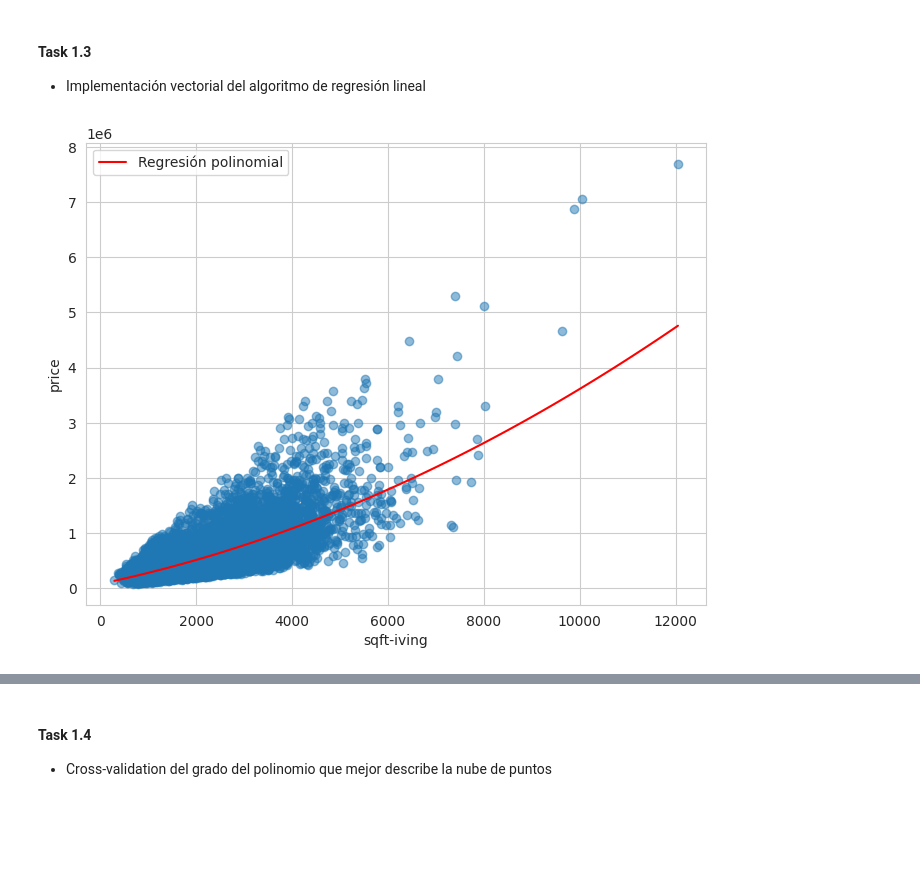
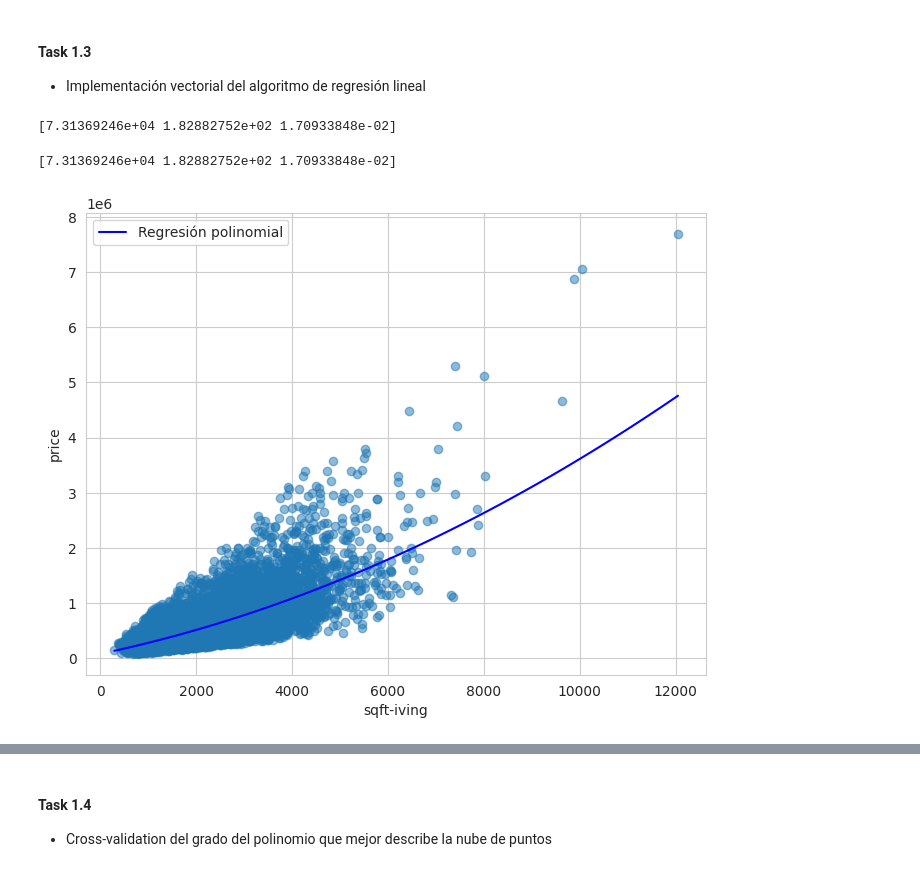
Before and after one commit to aleg001/Lab4-IA, a Jupyter notebook: Lab4.ipynb, the cells around one changed output, grey strips where cells are left out. Cells and saved outputs as stored; diff of their text form; code cells hidden in the pictures; blank space fills up the shorter version.

```diff
--- a/Lab4.ipynb
+++ b/Lab4.ipynb
@@ -151,6 +151,14 @@ plt.show()
 # %% [markdown]
 #### Task 1.3
 - Implementación vectorial del algoritmo de regresión lineal
+# %%
+def error(beta, sqftPoli, y_train):
+    a = np.array([beta]).T
+    temp = np.dot(sqftPoli,a).astype('float64')
+    c = np.array([y_train]).T
+    temp1 = np.subtract(c,temp).T
+    l = 1/temp.shape[0] * np.dot(temp1,temp)
+    return l[0][0]
 # %%
 #Función de gradiente.
 
@@ -184,32 +187,43 @@ def gradiente(xs, ys, y_range):
 # %%
 #Vuelta con la derivada de los datos.
-def epoch(x_range,y, y_range):
-    lr = 0.00000000000000000000001
+xT = []
+yT = []
+def epoch(x_range,y, y_range,beta, sqftPoli):
+    print(beta)
+    lr = 0.000000000000000001
     b0_new = 0
     b1_new = 0
     b2_new = 0
-    for __ in range(100):
+    for i in range(100):
+        xT.append(i)
+        yT.append(error(beta, sqftPoli, y))
         y_range = beta[0] + beta[1]*x_range + beta[2]*x_range**2
-        calc_grad = gradiente(x_range, y, y_range)
-        b0_new = beta[0] - lr * calc_grad[0]
-        b1_new = beta[1] - lr * calc_grad[1]
-        b2_new = beta[2] - lr * calc_grad[2]
-        beta[0] = b0_new
-        beta[1] = b1_new
-        beta[2] = b2_new
-    return b0_new, b1_new, b2_new
-new_beta = epoch(X_train, y_train, y_range)
+        y_range = y_range * 0
+        for i in range(len(beta)):
+           y_range = y_range + beta[i]*x_range**i
+        calc_grad = gradiente(x_range, y, y_range, beta)
+        for i in range(len(beta)):
+            beta[i] = beta[i] - lr*calc_grad[i]
+    return beta
+new_beta = epoch(X_train, y_train, y_range, beta, sqftPoli)
+# %% [output]
+[7.31369246e+04 1.82882752e+02 1.70933848e-02]
 # %%
 #Gráfica con los datos de entrenamiento
+
+x_range = np.linspace(X_test.min(), X_test.max(), 100)
+y_range = beta[0] + beta[1]*x_range + beta[2]*x_range**2
 sns.set_style('whitegrid')
 plt.figure(figsize=(8,6))
 plt.scatter(X_train, y_train, alpha=0.5)
 x_range = np.linspace(X_train.min(), X_train.max(), 100)
-y_range = new_beta[0][0] + new_beta[1][0]*x_range + new_beta[2][0]*x_range**2
-plt.plot(x_range, y_range, color='r', label='Regresión polinomial')
+print(new_beta)
+y_range = new_beta[0] + new_beta[1]*x_range + new_beta[2]*x_range**2
+plt.plot(x_range, y_range, color='b', label='Regresión polinomial')
 plt.legend()
 plt.xlabel('sqft-iving')
 plt.ylabel('price')
 plt.show()
 # %% [output]
+[7.31369246e+04 1.82882752e+02 1.70933848e-02]
-[figure, old version]
+[figure, new version]
```
Also changed, not shown: parts of 5 cells of this notebook.
